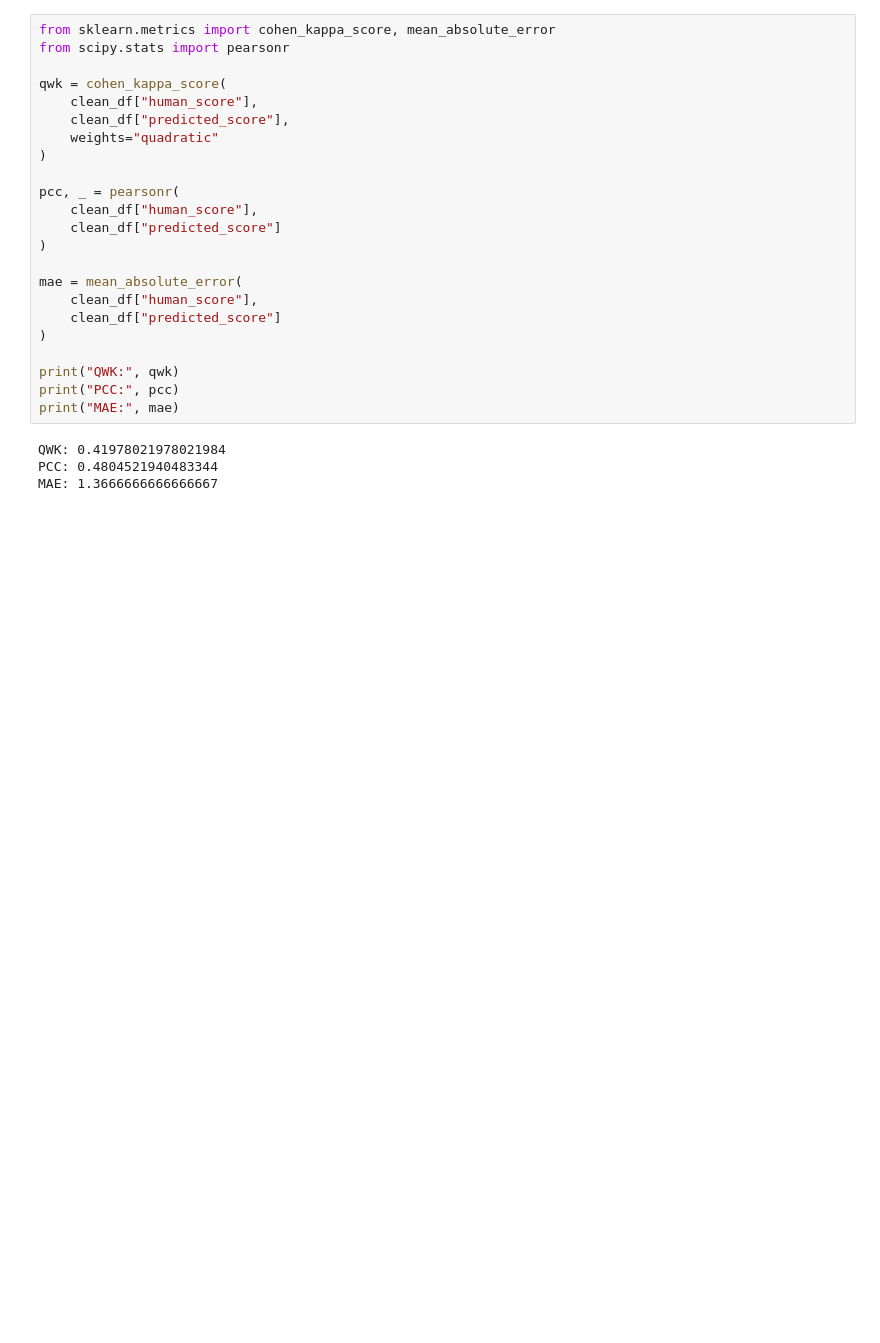
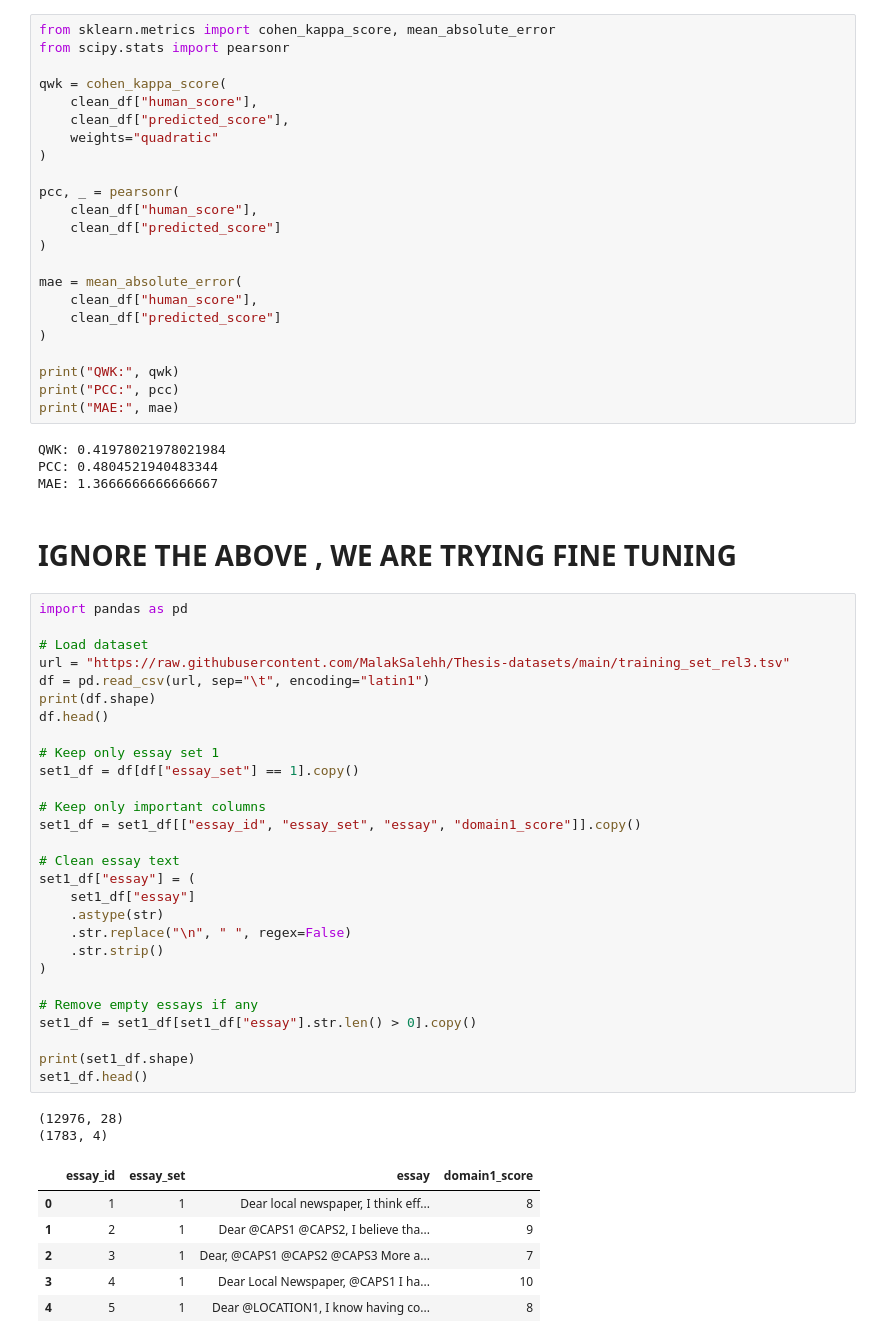
Before and after one commit to MalakSalehh/Thesis-datasets, a Jupyter notebook: FINAL.ipynb, the cells around one changed output. Saved outputs shown, nothing was run; the diff lists cells and outputs as text; blank space fills up the shorter version.

```diff
--- a/FINAL.ipynb
+++ b/FINAL.ipynb
@@ -332,3 +332,42 @@ print("MAE:", mae)
 QWK: 0.41978021978021984
 PCC: 0.4804521940483344
 MAE: 1.3666666666666667
+# %% [markdown]
+# **IGNORE THE ABOVE , WE ARE TRYING FINE TUNING**
+# %%
+import pandas as pd
+
+# Load dataset
+url = "https://raw.githubusercontent.com/MalakSalehh/Thesis-datasets/main/training_set_rel3.tsv"
+df = pd.read_csv(url, sep="\t", encoding="latin1")
+print(df.shape)
+df.head()
+
+# Keep only essay set 1
+set1_df = df[df["essay_set"] == 1].copy()
+
+# Keep only important columns
+set1_df = set1_df[["essay_id", "essay_set", "essay", "domain1_score"]].copy()
+
+# Clean essay text
+set1_df["essay"] = (
+    set1_df["essay"]
+    .astype(str)
+    .str.replace("\n", " ", regex=False)
+    .str.strip()
+)
+
+# Remove empty essays if any
+set1_df = set1_df[set1_df["essay"].str.len() > 0].copy()
+
+print(set1_df.shape)
+set1_df.head()
+# %% [output]
+(12976, 28)
+(1783, 4)
+|  | essay_id | essay_set | essay | domain1_score |
+| 0 | 1 | 1 | Dear local newspaper, I think eff... | 8 |
+| 1 | 2 | 1 | Dear @CAPS1 @CAPS2, I believe tha... | 9 |
+| 2 | 3 | 1 | Dear, @CAPS1 @CAPS2 @CAPS3 More a... | 7 |
+| 3 | 4 | 1 | Dear Local Newspaper, @CAPS1 I ha... | 10 |
+| 4 | 5 | 1 | Dear @LOCATION1, I know having co... | 8 |
```
Also changed, not shown: parts of 24 cells of this notebook.
